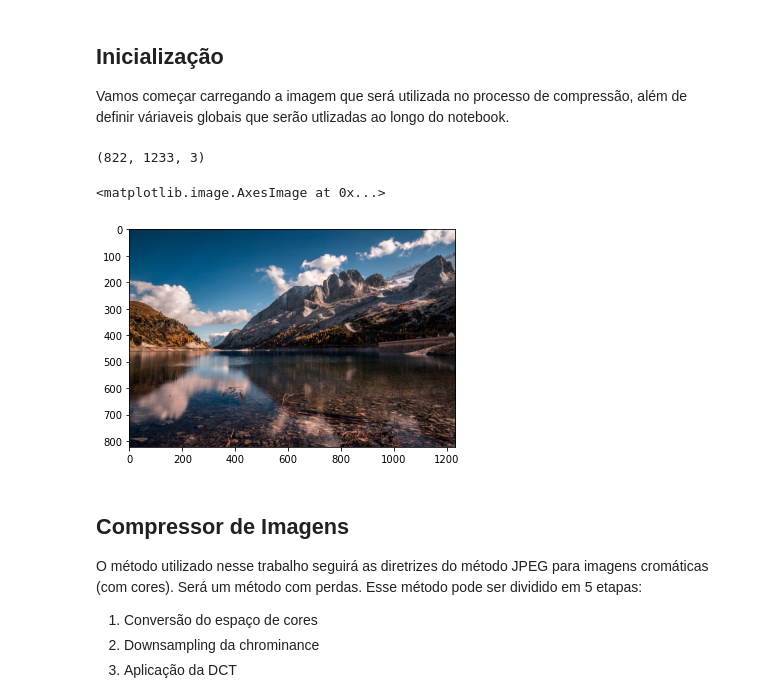
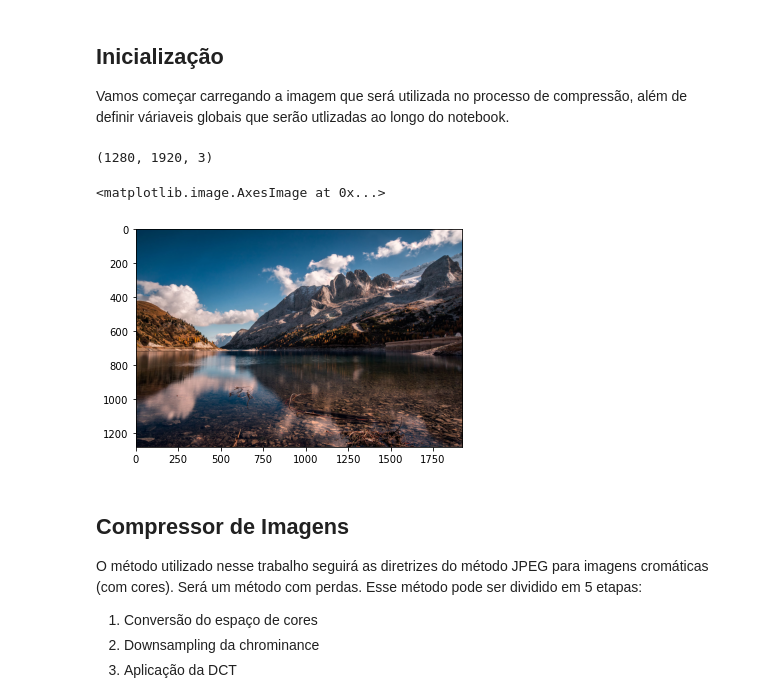
Before and after one commit to luiz-couto/image-compressor, a Jupyter notebook: img-compressor.ipynb, the cells around one changed output. Drawn from its saved outputs; the diff is of its cells as text; code cells hidden in the pictures.

Commit message:
run for landscape

```diff
--- a/img-compressor.ipynb
+++ b/img-compressor.ipynb
@@ -22,16 +22,16 @@ def split(matrix, num):
 ## Inicialização
 Vamos começar carregando a imagem que será utilizada no processo de compressão, além de definir váriaveis globais que serão utlizadas ao longo do notebook.
 # %%
-img = cv2.imread("landscape_resized.jpg")
+img = cv2.imread("landscape.jpg")
 img_width = img.shape[1]
 img_height = img.shape[0]
 
 print(img.shape)
 plt.imshow(cv2.cvtColor(img, cv2.COLOR_RGB2BGR)) # OpenCV assume que estamos utilizando o espaço de cores BGR
 # %% [output]
-(822, 1233, 3)
+(1280, 1920, 3)
 <matplotlib.image.AxesImage at 0x...>
-[figure, old version]
+[figure, new version]
 # %% [markdown]
 ## Compressor de Imagens
 O método utilizado nesse trabalho seguirá as diretrizes do método JPEG para imagens cromáticas (com cores). Será um método com perdas. Esse método pode ser dividido em 5 etapas:
```
Also changed, not shown: parts of 8 cells of this notebook.
